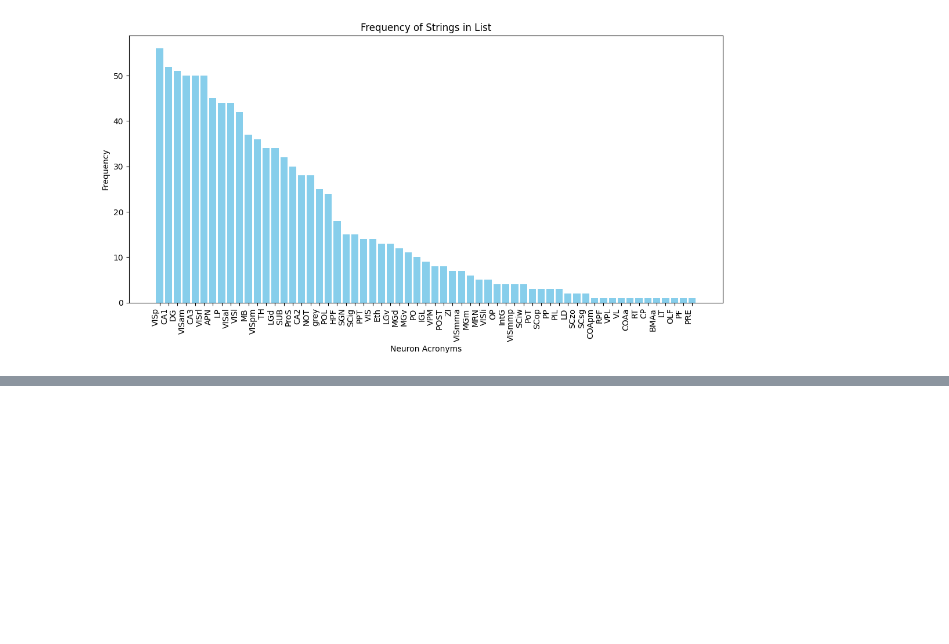
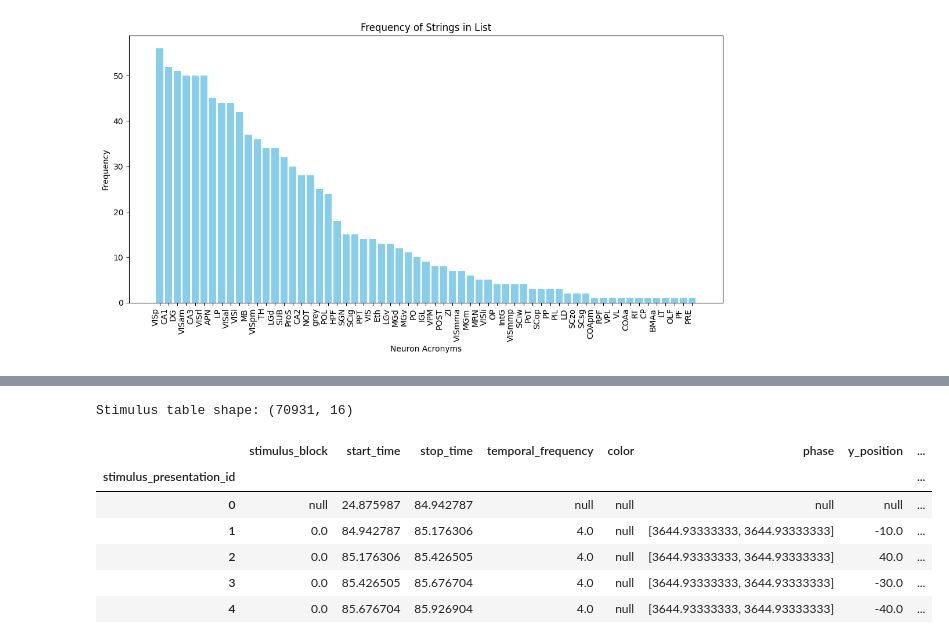
Before and after one commit to daniyarzt/neuromodelling, a Jupyter notebook: notebooks/dataset_exploration.ipynb, the cells around one changed output, grey strips where cells are left out. Drawn from its saved outputs; the diff is of its cells as text; code cells hidden in the pictures; blank space fills up the shorter version.

```diff
--- a/notebooks/dataset_exploration.ipynb
+++ b/notebooks/dataset_exploration.ipynb
@@ -99,0 +120,14 @@ Name: probe_count, dtype: int64
+# %%
+# Get the stimulus table
+stimulus_table = oursession.stimulus_presentations
+print(f'Stimulus table shape: {stimulus_table.shape}\n')
+stimulus_table.head()
+# %% [output]
+Stimulus table shape: (70931, 16)
+|  | stimulus_block | start_time | stop_time | temporal_frequency | color | phase | y_position | ... |
+| stimulus_presentation_id |  |  |  |  |  |  |  | ... |
+| 0 | null | 24.875987 | 84.942787 | null | null | null | null | ... |
+| 1 | 0.0 | 84.942787 | 85.176306 | 4.0 | null | [3644.93333333, 3644.93333333] | -10.0 | ... |
+| 2 | 0.0 | 85.176306 | 85.426505 | 4.0 | null | [3644.93333333, 3644.93333333] | 40.0 | ... |
+| 3 | 0.0 | 85.426505 | 85.676704 | 4.0 | null | [3644.93333333, 3644.93333333] | -30.0 | ... |
+| 4 | 0.0 | 85.676704 | 85.926904 | 4.0 | null | [3644.93333333, 3644.93333333] | -40.0 | ... |
```
Also changed, not shown: parts of 24 cells of this notebook.
